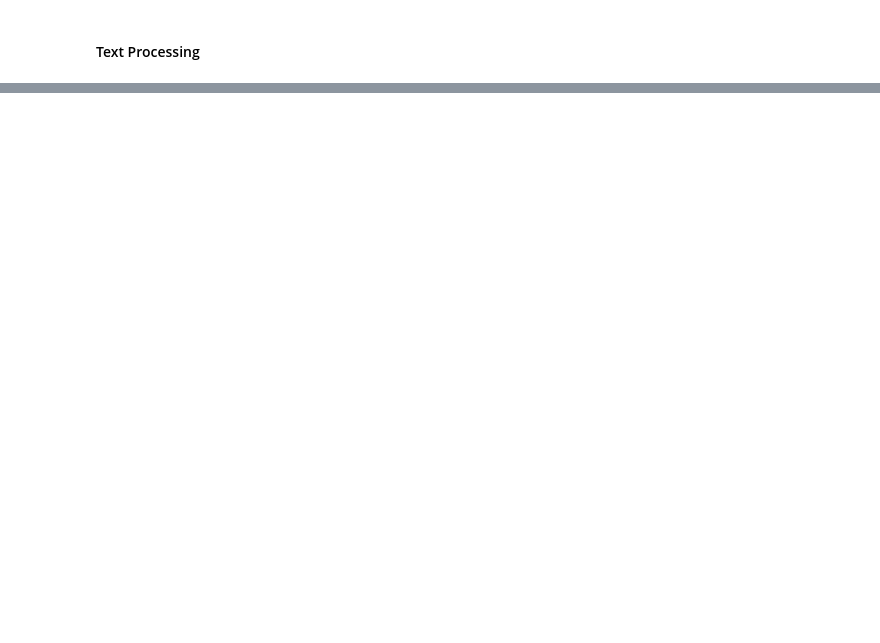
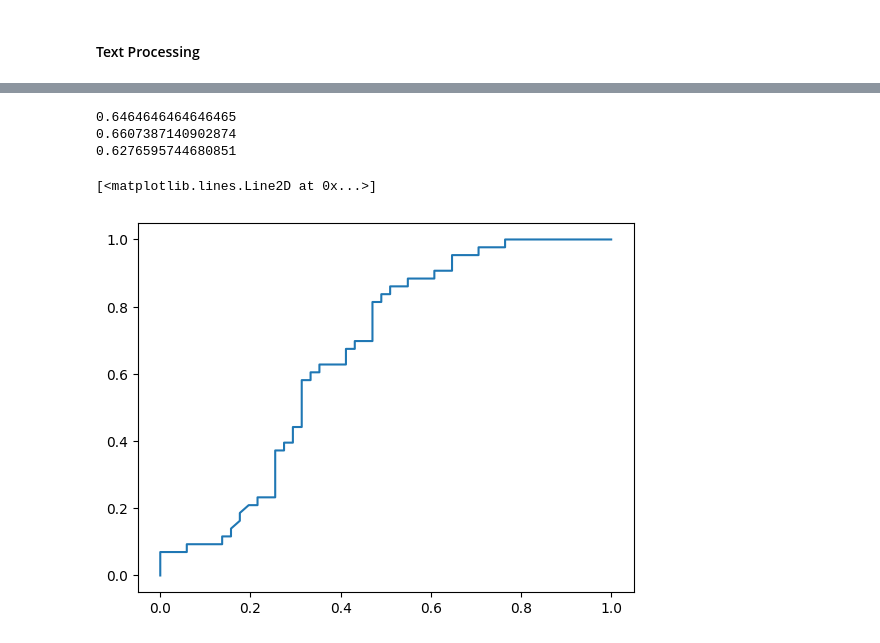
Before and after one commit to JReds12/invasive-fish-ML-article-selection, a Jupyter notebook: mlArticleSelect.ipynb, the cells around one changed output, grey strips where cells are left out. Saved outputs shown, nothing was run; the diff lists cells and outputs as text; code cells hidden in the pictures; blank space fills up the shorter version.

Commit message:
Added ML LR models

```diff
--- a/mlArticleSelect.ipynb
+++ b/mlArticleSelect.ipynb
@@ -182,0 +231,47 @@ carp_file5['Abstract'] = carp_file5['Abstract'].apply(remove_digits)
+# %%
+# X = carp_file1[['Title', 'Abstract']]
+# y = carp_file1['encoding']
+carp_file1["TitleAbstract"] = carp_file1["Title"] + ' ' + carp_file1["Abstract"]
+
+# Split the data into training and test sets
+X_train_title, X_test_title, y_train, y_test = train_test_split(carp_file1['Title'], carp_file1['encoding'], test_size=0.2, random_state=42)
+X_train_abstract, X_test_abstract, _, _ = train_test_split(carp_file1['Abstract'], carp_file1['encoding'], test_size=0.2, random_state=42)
+X_train_combined, X_test_combined, _, _ = train_test_split(carp_file1['TitleAbstract'], carp_file1['encoding'], test_size=0.2, random_state=42)
+# %%
+# Vectorize text data
+vectorizer = TfidfVectorizer()
+
+X_train_title_vec = vectorizer.fit_transform(X_train_title)
+X_test_title_vec = vectorizer.transform(X_test_title)
+
+X_train_abstract_vec = vectorizer.fit_transform(X_train_abstract)
+X_test_abstract_vec = vectorizer.transform(X_test_abstract)
+
+X_train_combined_vec = vectorizer.fit_transform(X_train_combined)
+X_test_combined_vec = vectorizer.transform(X_test_combined)
+# %%
+# Fit logistic regression model
+mod = LogisticRegression()
+mod.fit(X_train_title_vec, y_train)
+
+# Predict probabilities and classes
+y_pred = mod.predict(X_test_title_vec)
+y_pred_prob = mod.predict_proba(X_test_title_vec)[:, 1]
+
+# Calculate metrics
+f1 = f1_score(y_test, y_pred)
+auc = roc_auc_score(y_test, y_pred_prob)
+accuracy = accuracy_score(y_test, y_pred)
+print(f1)
+print(auc)
+print(accuracy)
+
+# Plot ROC curve
+fpr, tpr, _ = roc_curve(y_test, y_pred_prob)
+plt.plot(fpr, tpr)
+# %% [output]
+0.6464646464646465
+0.6607387140902874
+0.6276595744680851
+[<matplotlib.lines.Line2D at 0x...>]
+[figure, added]
```
Also changed, not shown: parts of 5 cells of this notebook.
